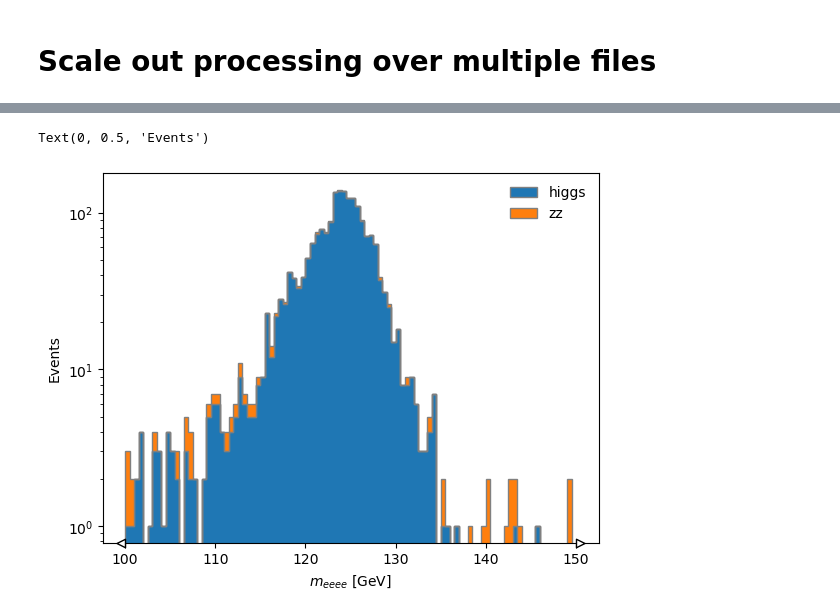
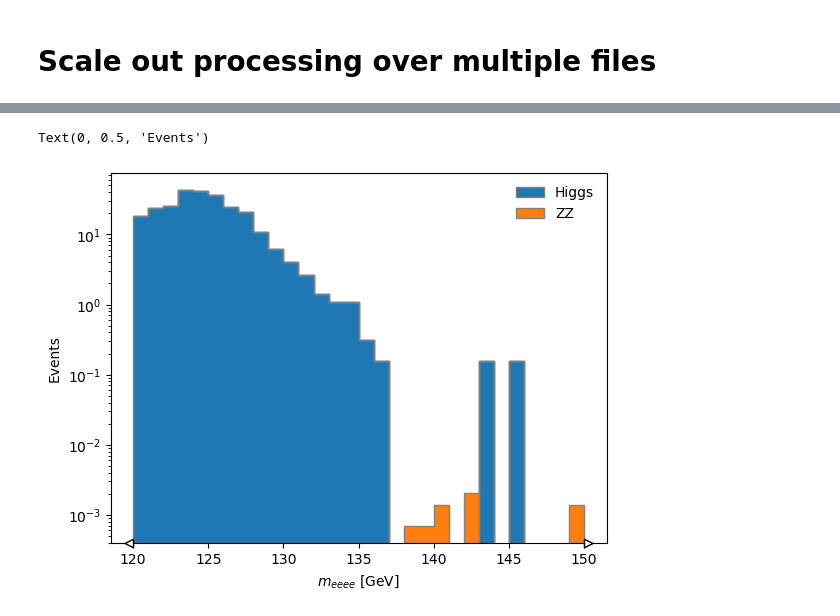
Before and after one commit to ekourlit/scipy2024-ATLAS-demo, a Jupyter notebook: analysis_demo_coffea.ipynb, the cells around one changed output, grey strips where cells are left out. Cells and saved outputs as stored; diff of their text form; code cells hidden in the pictures.

Commit message:
add x-sec weight

```diff
--- a/analysis_demo_coffea.ipynb
+++ b/analysis_demo_coffea.ipynb
@@ -137,10 +137,10 @@ plt.show()
 # %% [markdown]
 # Scale out processing over multiple files
 # %%
-fileset = {"zz"     : {'files': {'/Users/ekourlitis/cernbox/mc20_13TeV.700600.Sh_2212_llll.deriv.DAOD_PHYSLITE.e8433_s3681_r13167_p6026/mc20_13TeV/DAOD_PHYSLITE.37110926._000047.pool.root.1' : "CollectionTree"},
-                      'metadata': {'process': 'zz'}},
-           "higgs"  : {'files': {'/Users/ekourlitis/cernbox/mc20_13TeV.345060.PowhegPythia8EvtGen_NNLOPS_nnlo_30_ggH125_ZZ4l.deriv.DAOD_PHYSLITE.e7735_s3681_r13167_p6026/mc20_13TeV/DAOD_PHYSLITE.38191712._000020.pool.root.1' : "CollectionTree"},
-                      'metadata': {'process': 'higgs'}}}
+fileset = {"ZZ"     : {'files': {'/Users/ekourlitis/cernbox/mc20_13TeV.700600.Sh_2212_llll.deriv.DAOD_PHYSLITE.e8433_s3681_r13167_p6026/mc20_13TeV/DAOD_PHYSLITE.37110926._000047.pool.root.1' : "CollectionTree"},
+                      'metadata': {'process': 'ZZ', 'xsec': 1.2973999999999999, 'nevts': 67558600}},
+           "Higgs"  : {'files': {'/Users/ekourlitis/cernbox/mc20_13TeV.345060.PowhegPythia8EvtGen_NNLOPS_nnlo_30_ggH125_ZZ4l.deriv.DAOD_PHYSLITE.e7735_s3681_r13167_p6026/mc20_13TeV/DAOD_PHYSLITE.38191712._000020.pool.root.1' : "CollectionTree"},
+                      'metadata': {'process': 'Higgs', 'xsec': 28.299999999999997, 'nevts': 6500000}},}
 
 # pre-process
 samples, _ = dataset_tools.preprocess(fileset)
@@ -156,13 +156,15 @@ def create_histogram(events):
     process = events.metadata['process']
 
     # normalization for MC
-    # x_sec = events.metadata["xsec"]
-    # nevts_total = events.metadata["nevts"]
-    # lumi = 3378 # /pb
-    # if process != "data":
-    #     xsec_weight = x_sec * lumi / nevts_total
-    # else:
-    #     xsec_weight = 1
+    x_sec = events.metadata["xsec"]
+    nevts_total = events.metadata["nevts"]
+    lumi = 36000. # /pb
+    if process != "data":
+        xsec_weight = x_sec * lumi / nevts_total
+    else:
+        xsec_weight = 1
+
+    print(f"Processing {process} with xsec weight {xsec_weight}")
 
     el, mu = object_selection(events)
 
@@ -171,7 +173,7 @@ def create_histogram(events):
 
     # observable
     inv_mass = calculate_inv_mass(el[selection_4e0m])
-    hist_4e0m.fill(inv_mass, process=process)
+    hist_4e0m.fill(inv_mass, weight=xsec_weight, process=process)
 
     return {"4e0m": hist_4e0m}
 # %%
@@ -190,16 +195,16 @@ Wall time: 1.77 s
 # %%
 full_histogram = sum([v["4e0m"] for v in out.values()])
 # %%
-artists = full_histogram.stack("process")[::-1].plot(
+artists = full_histogram[120j::hist.rebin(2), :].stack("process")[::-1].plot(
     stack=True, histtype="fill", linewidth=1, edgecolor="grey",
 )
 
 ax = artists[0].stairs.axes
 fig = ax.get_figure()
 
 ax.legend(frameon=False)
 ax.set_yscale("log")
 ax.set_ylabel("Events")
 # %% [output]
 Text(0, 0.5, 'Events')
-[figure, old version]
+[figure, new version]
```
Also changed, not shown: parts of 2 cells of this notebook.
